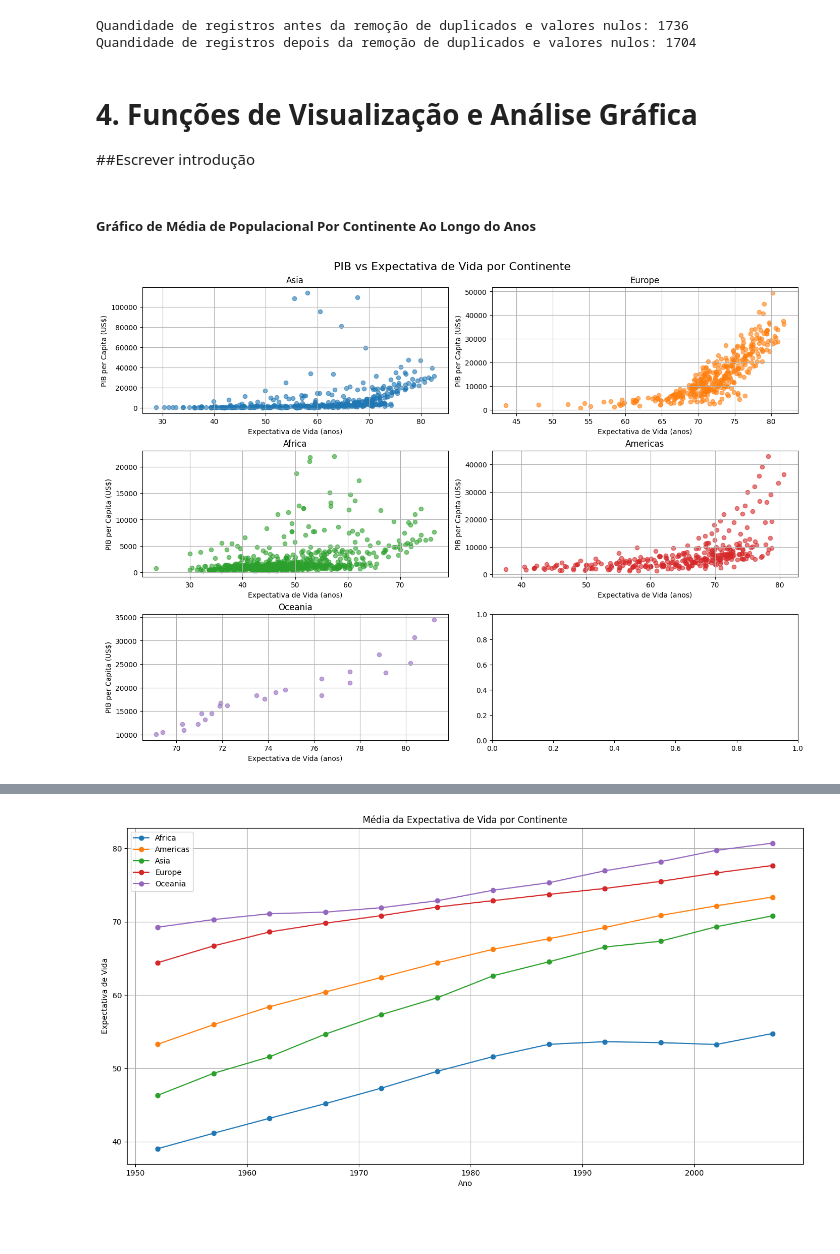
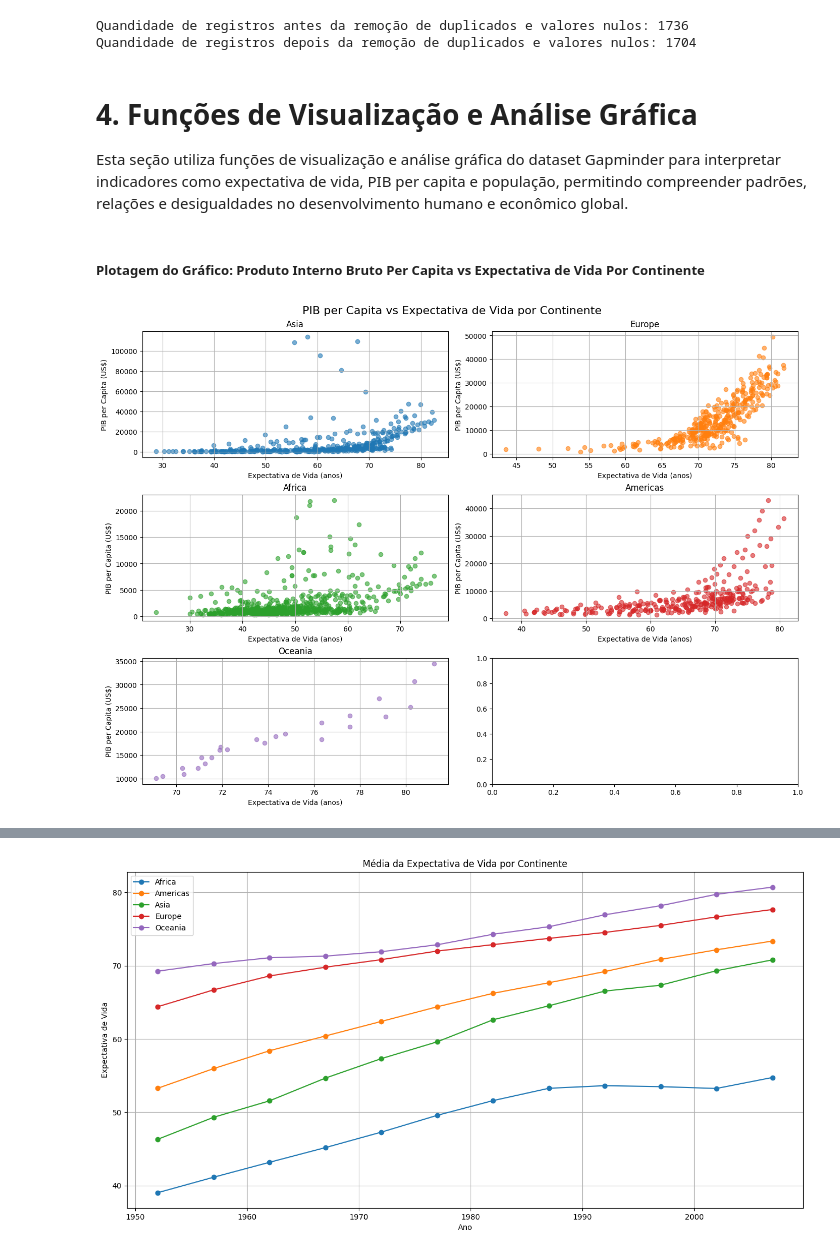
Before and after one commit to tuerepinto/analise-desenvolvimento-humano-economico-global, a Jupyter notebook: notebooks/Análise do Desenvolvimento Humano e Econômico Global com Base no Dataset Gapminder.ipynb, the cells around one changed output, grey strips where cells are left out. Cells and saved outputs as stored; diff of their text form; code cells hidden in the pictures; blank space fills up the shorter version.

```diff
--- a/notebooks/Análise do Desenvolvimento Humano e Econômico Global com Base no Dataset Gapminder.ipynb
+++ b/notebooks/Análise do Desenvolvimento Humano e Econômico Global com Base no Dataset Gapminder.ipynb
@@ -96,26 +96,25 @@ Quandidade de registros depois da remoção de duplicados e valores nulos: 1704
 # %% [markdown]
 # 4. Funções de Visualização e Análise Gráfica
 
-
-##Escrever introdução
+Esta seção utiliza funções de visualização e análise gráfica do dataset Gapminder para interpretar indicadores como expectativa de vida, PIB per capita e população, permitindo compreender padrões, relações e desigualdades no desenvolvimento humano e econômico global.
 # %% [markdown]
-##### Gráfico de Média de Populacional Por Continente Ao Longo do Anos
+##### Plotagem do Gráfico: Produto Interno Bruto Per Capita vs Expectativa de Vida Por Continente
 # %%
 continentsList = df['continent'].unique().tolist()
 nRows = len(continentsList) - (len(continentsList) // 2 )
 
 scatter_subplots(df,
                 'continent',
                 dfXColFieldName='lifeExp',
                 dfYColFieldName='gdpPercap',
                 nRows=nRows,
                 nCols=2,
                 dataToAnalyze=continentsList,
                 xLabel='Expectativa de Vida (anos)',
                 yLabel='PIB per Capita (US$)',
-                titulo_geral="PIB vs Expectativa de Vida por Continente",
+                titulo_geral="PIB per Capita vs Expectativa de Vida por Continente",
                 )
 # %% [output]
-[figure, old version]
+[figure, new version]
 # %% [markdown]
 <p align="left">
```
Also changed, not shown: parts of 4 cells of this notebook.
